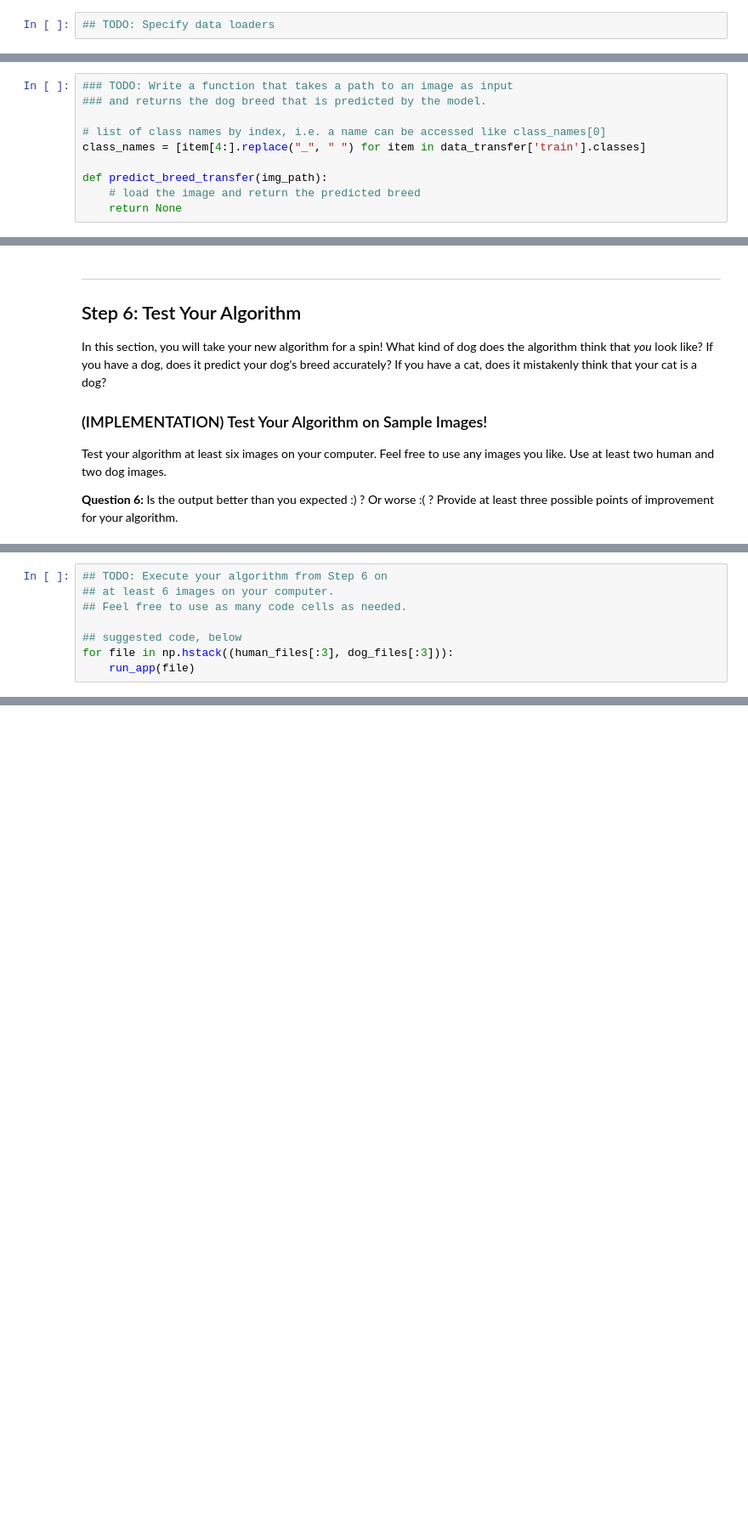
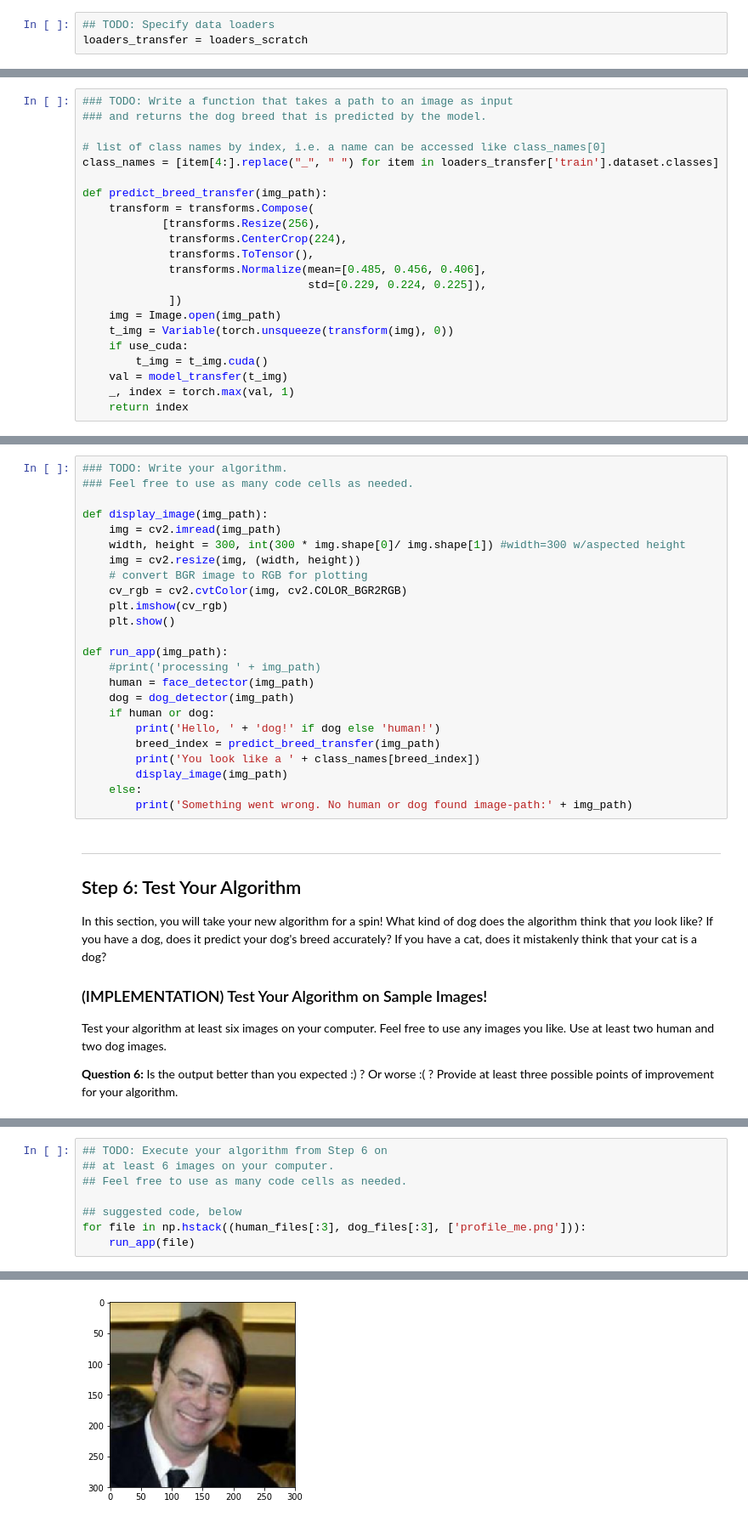
Before and after one commit to danwald/deep-learning-v2-pytorch, a Jupyter notebook: project-dog-classification/dog_app.ipynb, the cells around one changed output, grey strips where cells are left out. Shown at 85% size. Saved outputs shown, nothing was run; the diff lists cells and outputs as text; blank space fills up the shorter version.

```diff
--- a/project-dog-classification/dog_app.ipynb
+++ b/project-dog-classification/dog_app.ipynb
@@ -575,6 +584,7 @@ Use the code cell below to write three separate [data loaders](http://pytorch.or
 If you like, **you are welcome to use the same data loaders from the previous step**, when you created a CNN from scratch.
 # %%
 ## TODO: Specify data loaders
+loaders_transfer = loaders_scratch
 # %% [markdown]
 ### (IMPLEMENTATION) Model Architecture
 
@@ -624,11 +655,23 @@ Write a function that takes an image path as input and returns the dog breed (`A
 ### and returns the dog breed that is predicted by the model.
 
 # list of class names by index, i.e. a name can be accessed like class_names[0]
-class_names = [item[4:].replace("_", " ") for item in data_transfer['train'].classes]
+class_names = [item[4:].replace("_", " ") for item in loaders_transfer['train'].dataset.classes]
 
 def predict_breed_transfer(img_path):
-    # load the image and return the predicted breed
-    return None
+    transform = transforms.Compose(
+            [transforms.Resize(256),
+             transforms.CenterCrop(224),
+             transforms.ToTensor(),
+             transforms.Normalize(mean=[0.485, 0.456, 0.406],
+                                  std=[0.229, 0.224, 0.225]),
+             ])
+    img = Image.open(img_path)
+    t_img = Variable(torch.unsqueeze(transform(img), 0))
+    if use_cuda:
+        t_img = t_img.cuda()
+    val = model_transfer(t_img)
+    _, index = torch.max(val, 1)
+    return index
 # %% [markdown]
 ---
 <a id='step5'></a>
@@ -656,3 +693,27 @@ def run_app(img_path):
+# %%
+### TODO: Write your algorithm.
+### Feel free to use as many code cells as needed.
+
+def display_image(img_path):
+    img = cv2.imread(img_path)
+    width, height = 300, int(300 * img.shape[0]/ img.shape[1]) #width=300 w/aspected height
+    img = cv2.resize(img, (width, height))
+    # convert BGR image to RGB for plotting
+    cv_rgb = cv2.cvtColor(img, cv2.COLOR_BGR2RGB)
+    plt.imshow(cv_rgb)
+    plt.show()
+
+def run_app(img_path):
+    #print('processing ' + img_path)
+    human = face_detector(img_path)
+    dog = dog_detector(img_path)
+    if human or dog:
+        print('Hello, ' + 'dog!' if dog else 'human!')
+        breed_index = predict_breed_transfer(img_path)
+        print('You look like a ' + class_names[breed_index])
+        display_image(img_path)
+    else:
+        print('Something went wrong. No human or dog found image-path:' + img_path)
 # %% [markdown]
 ---
 <a id='step6'></a>
@@ -673,5 +740,6 @@ __Answer:__ (Three possible points for improvement)
 ## Feel free to use as many code cells as needed.
 
 ## suggested code, below
-for file in np.hstack((human_files[:3], dog_files[:3])):
+for file in np.hstack((human_files[:3], dog_files[:3], ['profile_me.png'])):
     run_app(file)
+# %% [output]
@@ -677,0 +748 @@ for file in np.hstack((human_files[:3], dog_files[:3])):
+[figure, added]
```
Also changed, not shown: parts of 30 cells of this notebook.
